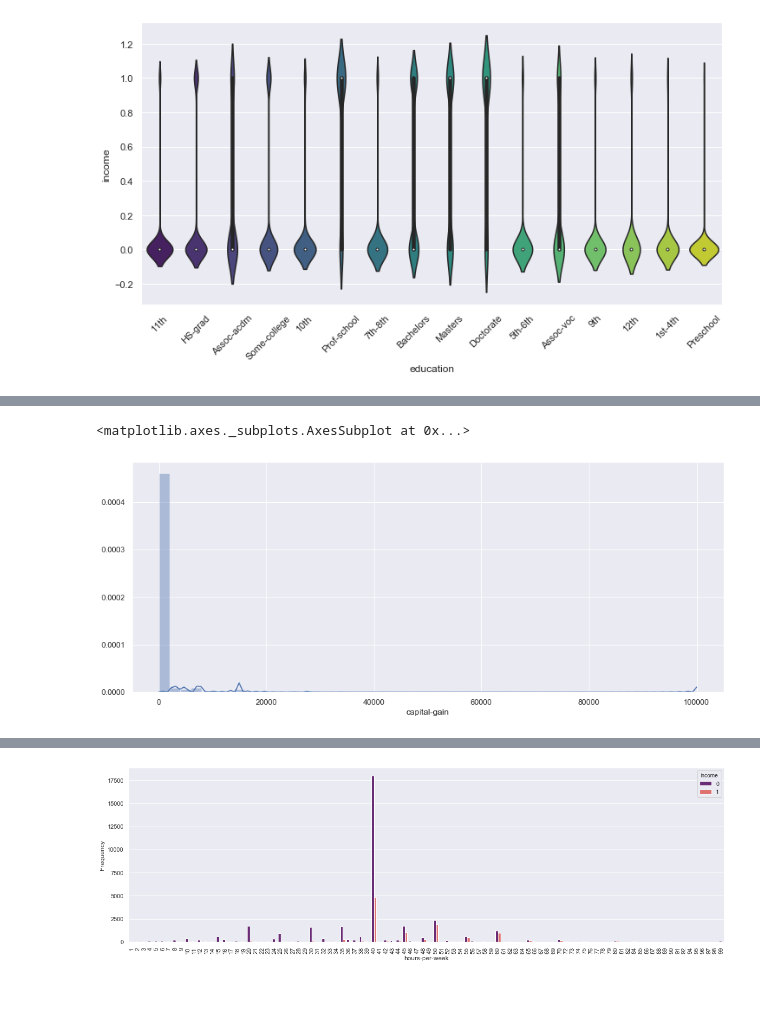
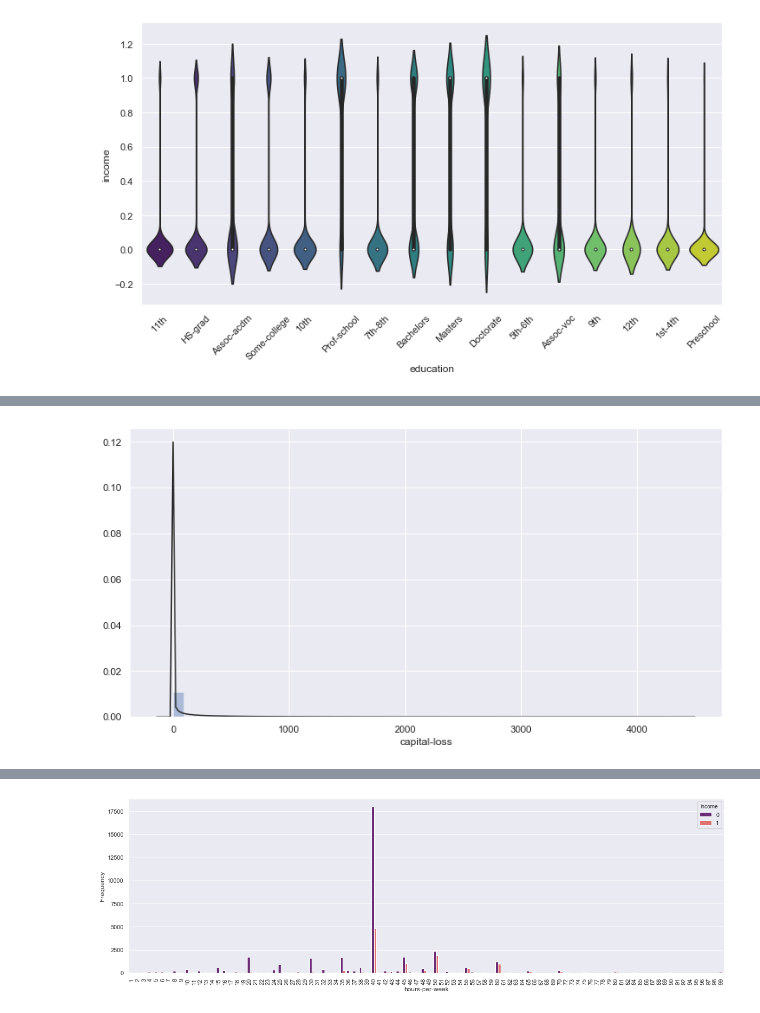
Before and after one commit to saisuma29/census_income, a Jupyter notebook: census.ipynb, the cells around one changed output, grey strips where cells are left out. Cells and saved outputs as stored; diff of their text form; code cells hidden in the pictures.

```diff
--- a/census.ipynb
+++ b/census.ipynb
@@ -133,7 +139,6 @@ sns.pairplot(census_data, hue='income')
 # %%
-sns.distplot(census_data['capital-gain'])
+sns.distplot(census_data['capital-loss'], kde=False, fit=stats.gamma);
 # %% [output]
-<matplotlib.axes._subplots.AxesSubplot at 0x...>
-[figure, old version]
+[figure, new version]
 # %%
 # census_data.groupby(['age', 'hours-per-week'])['income'].count().plot(kind='barh', figsize = (6,6))
```
Also changed, not shown: parts of 80 cells of this notebook.
